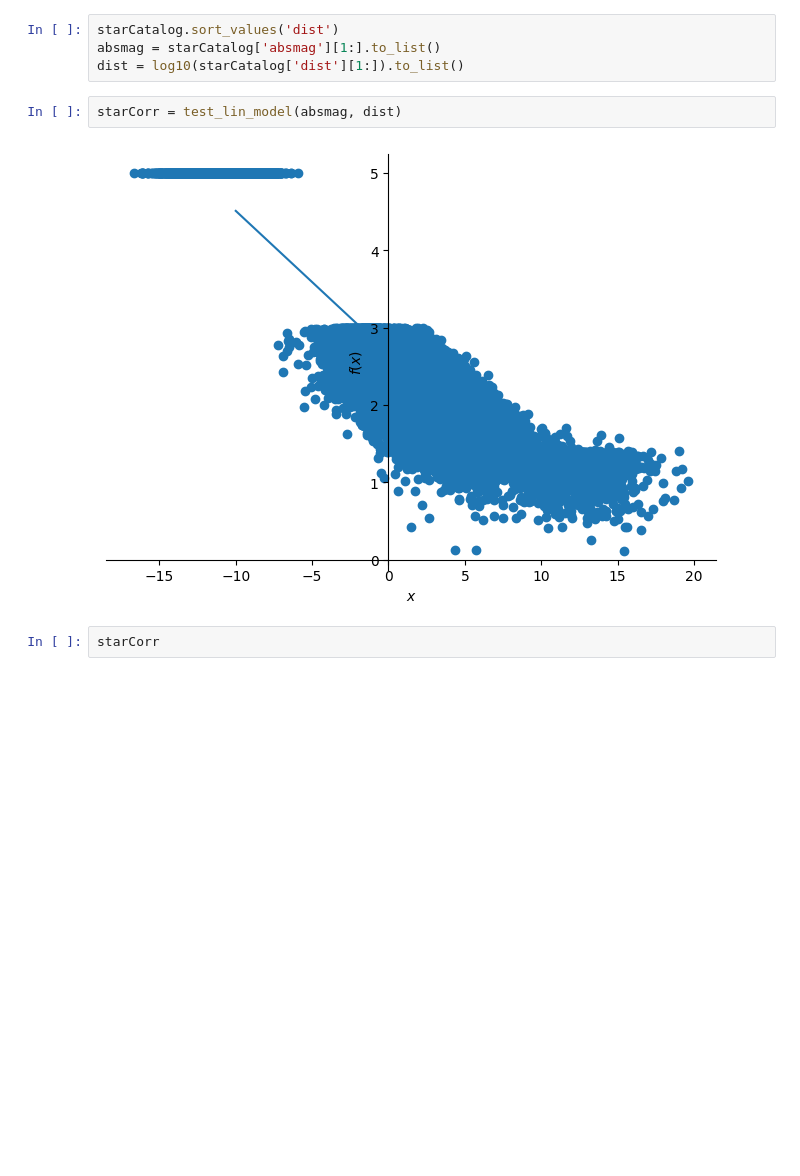
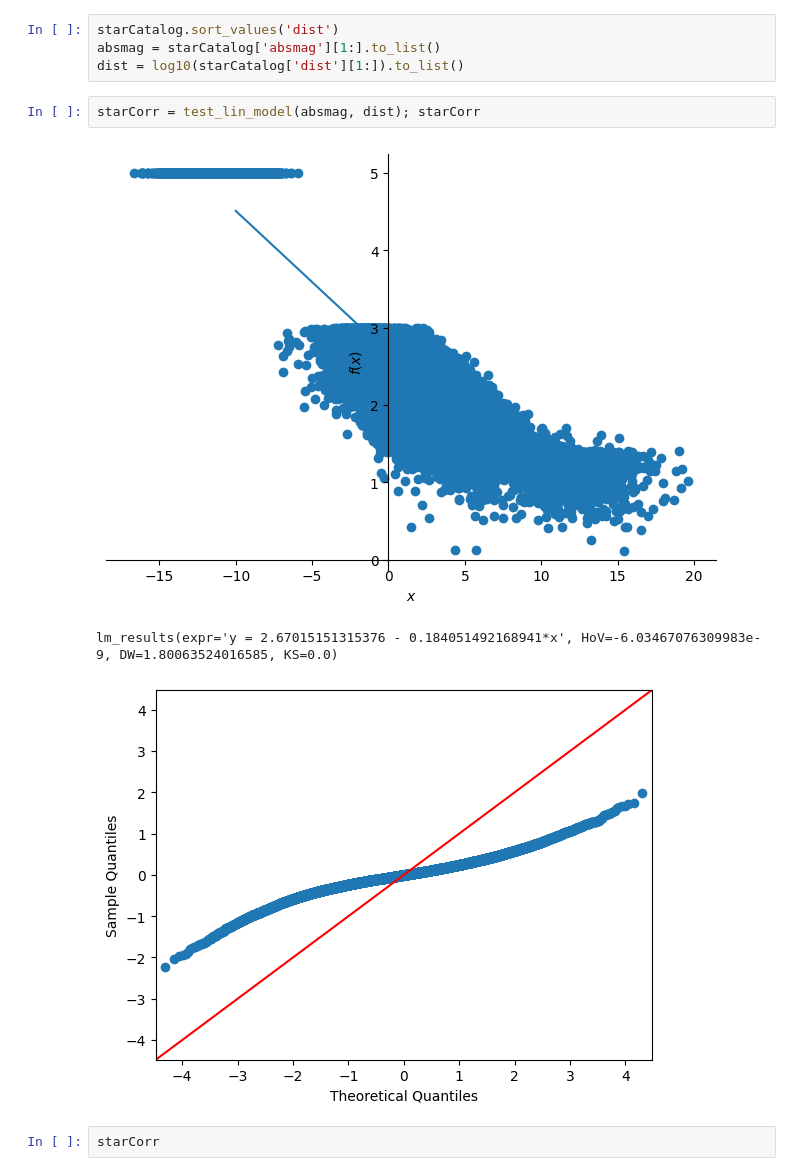
Before and after one commit to jderry/intro_to_programming, a Jupyter notebook: notebook/least-squares_curve-fit/2.test_linear_model.ipynb, the cells around one changed output. Drawn from its saved outputs; the diff is of its cells as text; blank space fills up the shorter version.

```diff
--- a/notebook/least-squares_curve-fit/2.test_linear_model.ipynb
+++ b/notebook/least-squares_curve-fit/2.test_linear_model.ipynb
@@ -123,9 +155,11 @@ starCatalog.sort_values('dist')
 absmag = starCatalog['absmag'][1:].to_list()
 dist = log10(starCatalog['dist'][1:]).to_list()
 # %%
-starCorr = test_lin_model(absmag, dist)
+starCorr = test_lin_model(absmag, dist); starCorr
 # %% [output]
 [figure]
+lm_results(expr='y = 2.67015151315376 - 0.184051492168941*x', HoV=-6.03467076309983e-9, DW=1.80063524016585, KS=0.0)
+[figure, added]
 # %%
 starCorr
 # %% [output]
```
Also changed, not shown: parts of 6 cells of this notebook, 2 other files.
